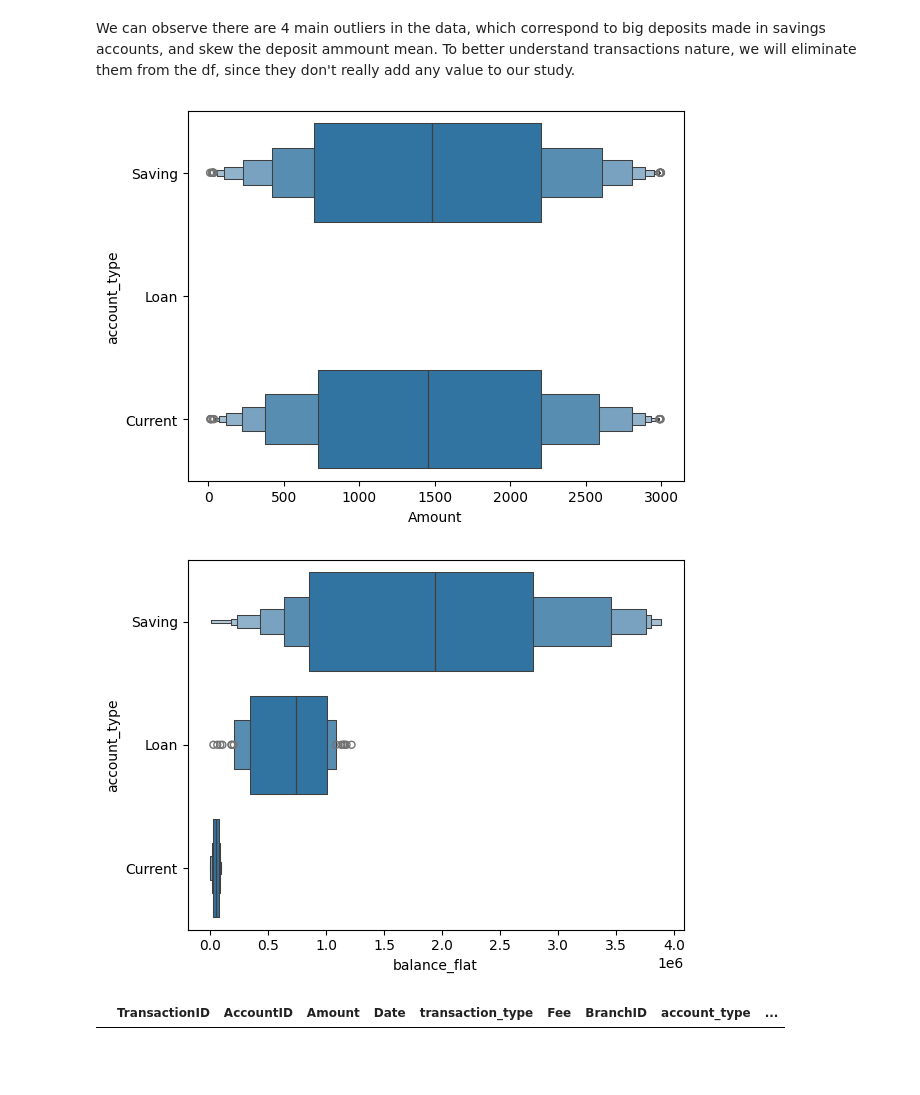
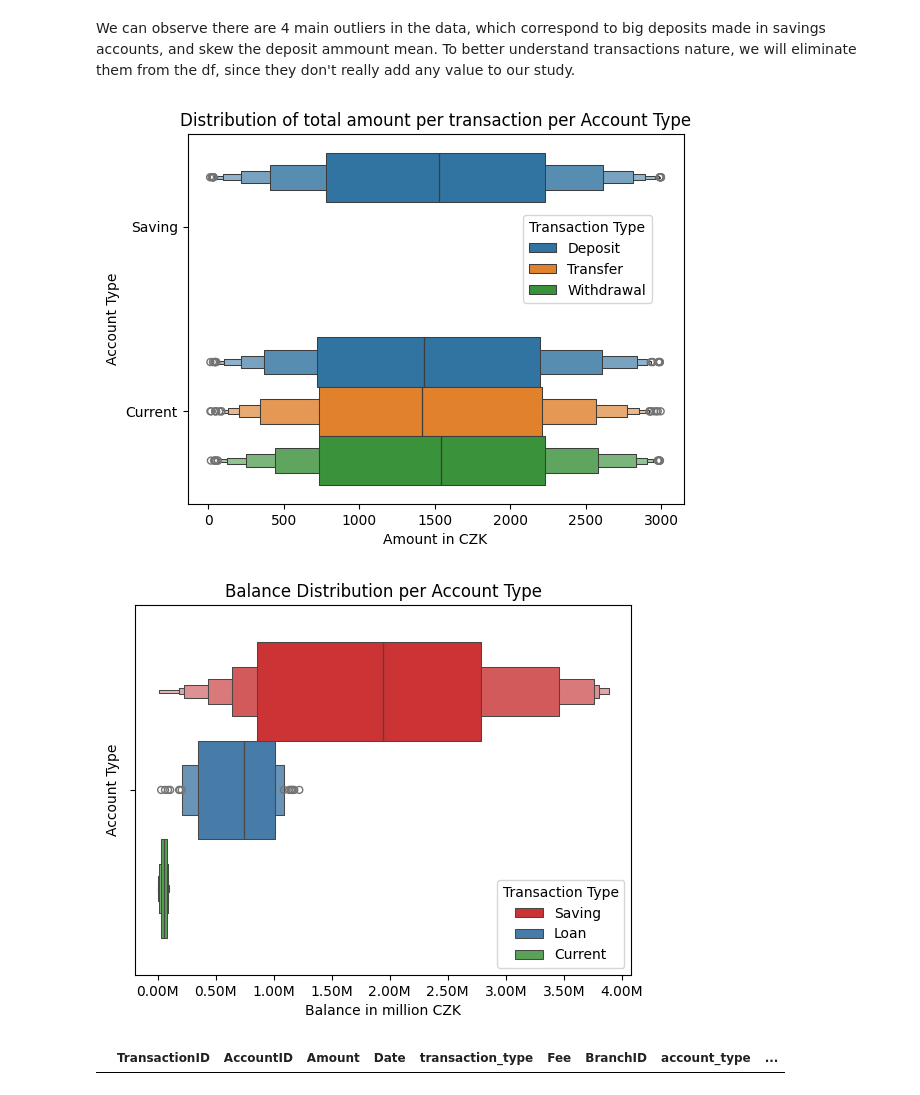
Before and after one commit to arortega-git/world_bank_ETL, a Jupyter notebook: test_pwc/notebook/notebook.ipynb, the cells around one changed output. Drawn from its saved outputs; the diff is of its cells as text; code cells hidden in the pictures; blank space fills up the shorter version.

```diff
--- a/test_pwc/notebook/notebook.ipynb
+++ b/test_pwc/notebook/notebook.ipynb
@@ -440,29 +521,55 @@ We can observe there are 4 main outliers in the data, which correspond to big de
 # %%
 outliers_ID_list = outliers['TransactionID'].tolist()
 
-# We will remove the outliers from the dataset
+# We will remove the outliers from the dataset. Moreover, we are also removing the 'Bonus' transactions, since they don't
+# add to much value to the graph
+
 transactions_accounts_clean = transactions_accounts[
-    ~transactions_accounts['TransactionID'].isin(outliers_ID_list)
+    (~transactions_accounts['TransactionID'].isin(outliers_ID_list))
+    & (transactions_accounts['transaction_type'] != 'Bonus')
 ]
 
-sns.boxenplot(
-    data=transactions_accounts_clean,
-    x='Amount',
-    y='account_type'
+ax = sns.boxenplot(
+    data=(
+        transactions_accounts_clean[
+            transactions_accounts_clean['account_type'] != 'Loan'
+        ]
+    )
+    , x='Amount'
+    , y='account_type'
+    , hue='transaction_type'
 )
 
+ax.legend(title='Transaction Type', loc='upper right', bbox_to_anchor=(0.95, 0.8))
+
+plt.title('Distribution of total amount per transaction per Account Type')
+plt.xlabel('Amount in CZK')
+plt.ylabel('Account Type')
+
 plt.show()
 # %% [output]
-[figure, old version]
+[figure, new version]
 # %%
-sns.boxenplot(
-    data=transactions_accounts,
-    x='balance_flat',
-    y='account_type'
+ax = sns.boxenplot(
+    data=transactions_accounts
+    , x='balance_flat'
+    # , y='account_type'
+    , hue='account_type'
+    , palette='Set1'
 )
+
+formatter = mtick.FuncFormatter(lambda x, _: f'{x/1_000_000:,.2f}M')
+plt.gca().xaxis.set_major_formatter(formatter)
+
+ax.legend(title='Transaction Type', loc='lower right')
+
+plt.title('Balance Distribution per Account Type')
+plt.xlabel('Balance in million CZK')
+plt.ylabel('Account Type')
+
 plt.show()
 # %% [output]
-[figure, old version]
+[figure, new version]
 # %%
 display(
     transactions_accounts[
```
Also changed, not shown: parts of 19 cells of this notebook.
